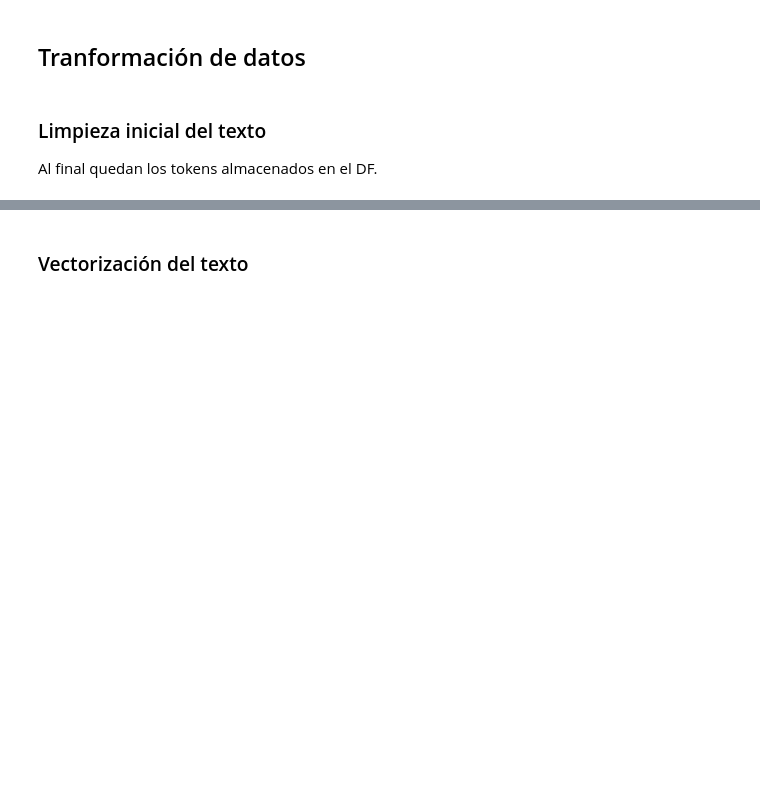
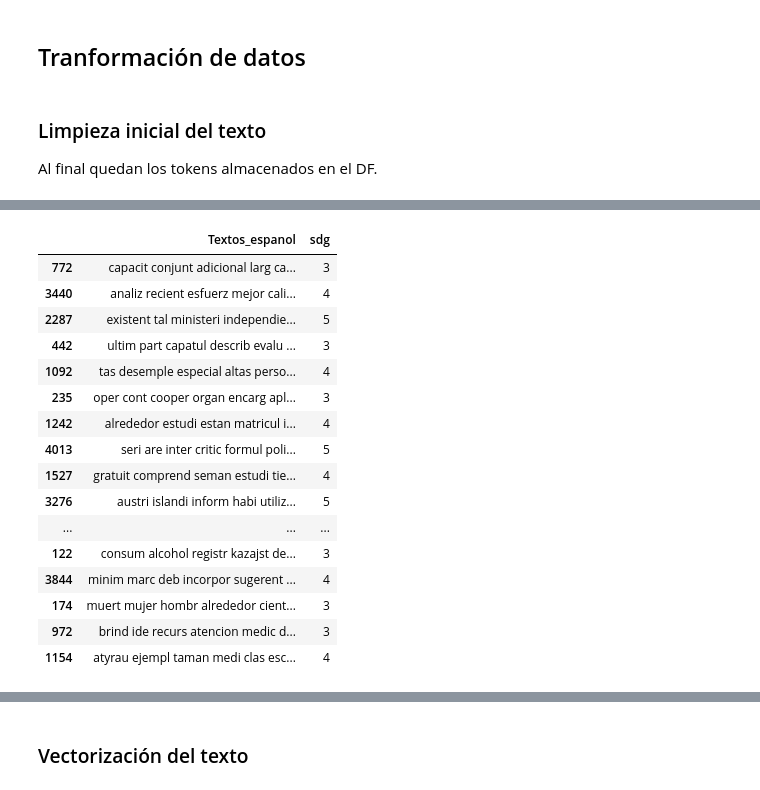
Before and after one commit to Sebasos01/BI_proyecto_1, a Jupyter notebook: proyecto_1_entrega_1.ipynb, the cells around one changed output, grey strips where cells are left out. Saved outputs shown, nothing was run; the diff lists cells and outputs as text; code cells hidden in the pictures; blank space fills up the shorter version.

```diff
--- a/proyecto_1_entrega_1.ipynb
+++ b/proyecto_1_entrega_1.ipynb
@@ -202,6 +202,17 @@ Name: Textos_espanol, dtype: float64
 Al final quedan los tokens almacenados en el DF.
 # %%
 import unicodedata
+import nltk
+import re
+from nltk.corpus import stopwords
+from nltk.tokenize import word_tokenize
+from nltk.stem.snowball import SnowballStemmer
+
+nltk.download('stopwords')
+nltk.download('punkt')
+nltk.download('punkt_tab')
+stop_words = set(stopwords.words('spanish'))
+stemmer = SnowballStemmer("spanish")
 
 def find_uncommon_and_non_text_chars(dataframe, column_name):
     uncommon_chars_info = {}
@@ -220,35 +231,6 @@ def find_uncommon_and_non_text_chars(dataframe, column_name):
                 }
                 uncommon_chars_info[char] = char_info
     return uncommon_chars_info
-
-def find_sequences_of_uncommon_chars_linear(dataframe, column_name, uncommon_chars_set):
-    sequences_by_length = {}
-    for text in dataframe[column_name]:
-        current_sequence = []
-        for char in text:
-            if char in uncommon_chars_set:
-                current_sequence.append(char)
-            else:
-                if current_sequence:
-                    # Convert current sequence list to string
-                    sequence_str = ''.join(current_sequence)
-                    # Determine the length of the sequence
-                    length = len(sequence_str)
-                    # Initialize set for this length if not already present
-                    if length not in sequences_by_length:
-                        sequences_by_length[length] = set()
-                    # Add the sequence to the appropriate set
-                    sequences_by_length[length].add(sequence_str)
-                    # Reset current sequence
-                    current_sequence = []
-        # Check if there's any remaining sequence at the end of the text
-        if current_sequence:
-            sequence_str = ''.join(current_sequence)
-            length = len(sequence_str)
-            if length not in sequences_by_length:
-                sequences_by_length[length] = set()
-            sequences_by_length[length].add(sequence_str)
-    return sequences_by_length
 
 
 def find_sequences_of_uncommon_chars_bytes_detailed(dataframe, column_name, uncommon_chars_set):
@@ -294,17 +276,6 @@ def find_sequences_of_uncommon_chars_bytes_detailed(dataframe, column_name, unco
             sequences_by_length[length].add((sequence_bytes, separated_chars, screen_display))
     return sequences_by_length
 
-def convert_iso_8859_1_to_utf8_safe(dataframe, column_name):
-    """
-    Converts text in the specified column of a dataframe from ISO-8859-1 encoding
-    (incorrectly interpreted) to UTF-8 encoding, handling errors safely.
-    """
-    # Apply the conversion to the entire column with error handling
-    dataframe[column_name] = dataframe[column_name].apply(
-        lambda x: x.encode('iso-8859-1', errors='ignore').decode('utf-8', errors='ignore')
-    )
-    return dataframe
-
 def fix_double_encoded_utf8(text):
     try:
         # First, encode the string to bytes, treating it as if it's in 'latin-1' encoding.
@@ -335,23 +306,36 @@ def replace_screen_display_with_fixed_utf8_from_sequences(dataframe, column_name
     for length, sequences in sequences_by_length.items():
         for sequence in sequences:
             sequence_bytes, separated_chars, screen_display = sequence
-
             # Fix the screen_display using the provided function
             fixed_display = fix_double_encoded_utf8(screen_display)
-
             # Replace occurrences of the old screen_display with the fixed version in the DataFrame
             dataframe[column_name] = dataframe[column_name].str.replace(screen_display, fixed_display, regex=False)
 
     return dataframe
 
+def clean_text(text):
+    text = text.lower() # Pasa a minúsculas
+    text = re.sub(r'[^\w\s]', '', text) # Elimina símbolos que no aportan información
+    text = re.sub(r'\d+', '', text)  # Elimina números, se considera que no aportan información
+    text = unicodedata.normalize('NFKD', text) # Convierte caracteres en su forma normal/estándar
+    text = ''.join([c for c in text if not unicodedata.combining(c)]) # Elimina acentos
+    word_tokens = word_tokenize(text) # Se obtienen los tokens
+    filtered_words = [word for word in word_tokens if word.lower() not in stop_words] # Se eliminan Stopwords
+    stems = [stemmer.stem(word) for word in filtered_words] # Se obtienen los stems de cada palabra
+    return ' '.join(stems)
 
-# uncommon_and_non_text_chars_info = find_uncommon_and_non_text_chars(df1, 'Textos_espanol')
 
-# sequences_of_uncommon_chars_bytes_detailed = find_sequences_of_uncommon_chars_bytes_detailed(df1, 'Textos_espanol', uncommon_and_non_text_chars_info)
+def normalize_df_text_column(df, column_name):
+    uncommon_and_non_text_chars_info = find_uncommon_and_non_text_chars(df, column_name) # Obtiene caracteres raros pero que potencialmente aportan información
+    sequences_of_uncommon_chars_bytes_detailed = find_sequences_of_uncommon_chars_bytes_detailed(df, column_name, uncommon_and_non_text_chars_info) # Obtiene todas las secuencias de caracteres anteriormente obtenidos
+    df = replace_screen_display_with_fixed_utf8_from_sequences(df, column_name, sequences_of_uncommon_chars_bytes_detailed) # Arregla secuencias mal codificadas y que tienen una interpretación válida
+    df[column_name] = df[column_name].apply(clean_text) # Limpia el texto
+    return df
 
-# sequences_of_uncommon_chars_bytes_detailed
 
-# df1 = replace_screen_display_with_fixed_utf8_from_sequences(df1, 'Textos_espanol', sequences_of_uncommon_chars_bytes_detailed)
+df1 = normalize_df_text_column(df1, 'Textos_espanol')
+df2 = normalize_df_text_column(df2, 'Textos_espanol')
+df2['sdg'] = 0
 
-# df1.sample(20)
+df1.sample(10)
 # %% [output]
@@ -358,0 +348,17 @@ au
+|  | Textos_espanol | sdg |
+| 772 | capacit conjunt adicional larg ca... | 3 |
+| 3440 | analiz recient esfuerz mejor cali... | 4 |
+| 2287 | existent tal ministeri independie... | 5 |
+| 442 | ultim part capatul describ evalu ... | 3 |
+| 1092 | tas desemple especial altas perso... | 4 |
+| 235 | oper cont cooper organ encarg apl... | 3 |
+| 1242 | alrededor estudi estan matricul i... | 4 |
+| 4013 | seri are inter critic formul poli... | 5 |
+| 1527 | gratuit comprend seman estudi tie... | 4 |
+| 3276 | austri islandi inform habi utiliz... | 5 |
+| ... | ... | ... |
+| 122 | consum alcohol registr kazajst de... | 3 |
+| 3844 | minim marc deb incorpor sugerent ... | 4 |
+| 174 | muert mujer hombr alrededor cient... | 3 |
+| 972 | brind ide recurs atencion medic d... | 3 |
+| 1154 | atyrau ejempl taman medi clas esc... | 4 |
```
Also changed, not shown: parts of 21 cells of this notebook, 1 other file.
